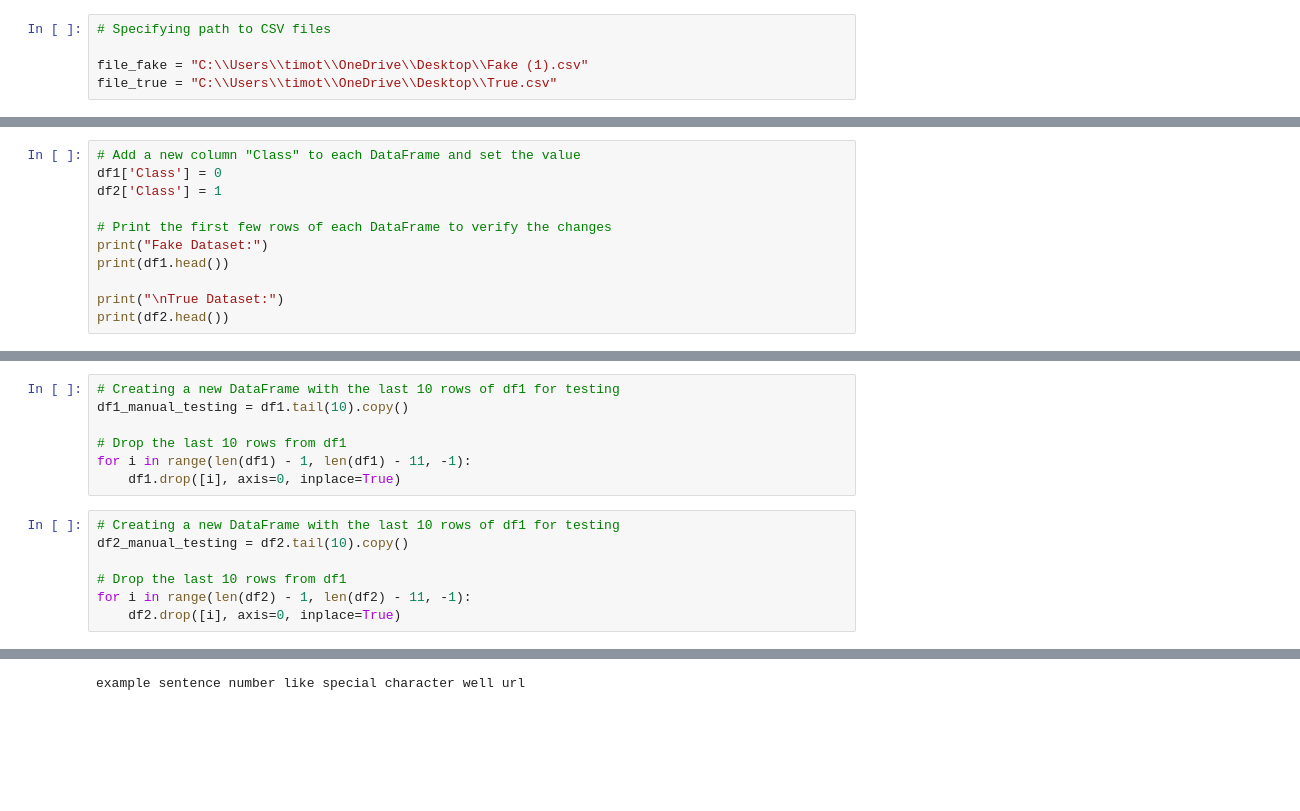
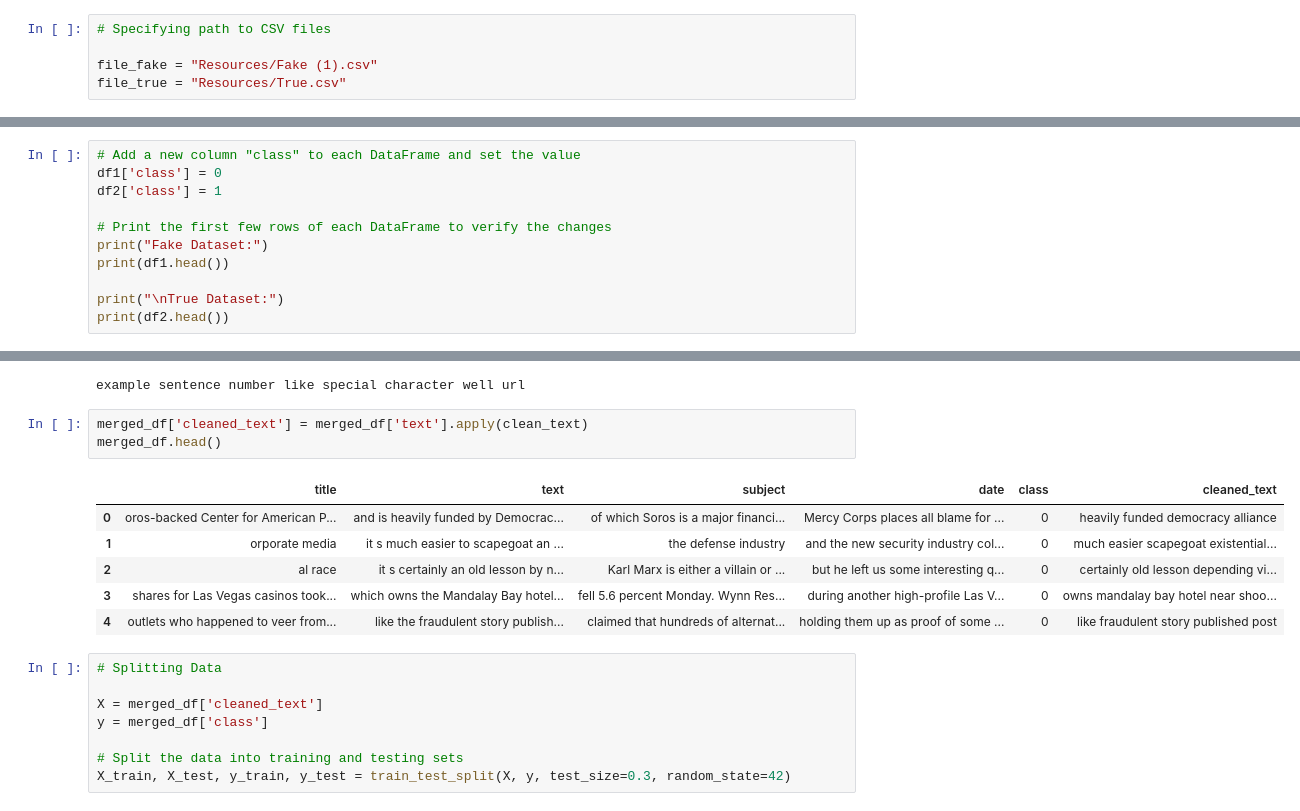
Before and after one commit to VDuggi/Fake_news_detectives, a Jupyter notebook: fake_news_starter.ipynb, the cells around one changed output, grey strips where cells are left out. Saved outputs shown, nothing was run; the diff lists cells and outputs as text; blank space fills up the shorter version.

```diff
--- a/fake_news_starter.ipynb
+++ b/fake_news_starter.ipynb
@@ -14,8 +17,8 @@ import openai
 # %%
 # Specifying path to CSV files
 
-file_fake = "C:\\Users\\timot\\OneDrive\\Desktop\\Fake (1).csv"
-file_true = "C:\\Users\\timot\\OneDrive\\Desktop\\True.csv"
+file_fake = "Resources/Fake (1).csv"
+file_true = "Resources/True.csv"
 # %%
 # Reading the CSV files into DataFrames
 
@@ -123,7 +115,7 @@ First few rows of df1:
 # %%
-# Add a new column "Class" to each DataFrame and set the value
-df1['Class'] = 0
-df2['Class'] = 1
+# Add a new column "class" to each DataFrame and set the value
+df1['class'] = 0
+df2['class'] = 1
 
 # Print the first few rows of each DataFrame to verify the changes
 print("Fake Dataset:")
@@ -153,17 +145,3 @@ Fake Dataset:
 df1.shape, df2.shape
 # %% [output]
 ((23502, 5), (21417, 5))
-# %%
-# Creating a new DataFrame with the last 10 rows of df1 for testing
-df1_manual_testing = df1.tail(10).copy()
-
-# Drop the last 10 rows from df1
-for i in range(len(df1) - 1, len(df1) - 11, -1):
-    df1.drop([i], axis=0, inplace=True)
-# %%
-# Creating a new DataFrame with the last 10 rows of df1 for testing
-df2_manual_testing = df2.tail(10).copy()
-
-# Drop the last 10 rows from df1
-for i in range(len(df2) - 1, len(df2) - 11, -1):
-    df2.drop([i], axis=0, inplace=True)
@@ -270,3 +267,21 @@ cleaned_text = clean_text(dirty_text)
 print(cleaned_text)
 # %% [output]
 example sentence number like special character well url
+# %%
+merged_df['cleaned_text'] = merged_df['text'].apply(clean_text)
+merged_df.head()
+# %% [output]
+|  | title | text | subject | date | class | cleaned_text |
+| 0 | oros-backed Center for American P... | and is heavily funded by Democrac... | of which Soros is a major financi... | Mercy Corps places all blame for ... | 0 | heavily funded democracy alliance |
+| 1 | orporate media | it s much easier to scapegoat an ... | the defense industry | and the new security industry col... | 0 | much easier scapegoat existential... |
+| 2 | al race | it s certainly an old lesson by n... | Karl Marx is either a villain or ... | but he left us some interesting q... | 0 | certainly old lesson depending vi... |
+| 3 | shares for Las Vegas casinos took... | which owns the Mandalay Bay hotel... | fell 5.6 percent Monday. Wynn Res... | during another high-profile Las V... | 0 | owns mandalay bay hotel near shoo... |
+| 4 | outlets who happened to veer from... | like the fraudulent story publish... | claimed that hundreds of alternat... | holding them up as proof of some ... | 0 | like fraudulent story published post |
+# %%
+# Splitting Data
+
+X = merged_df['cleaned_text']
+y = merged_df['class']
+
+# Split the data into training and testing sets
+X_train, X_test, y_train, y_test = train_test_split(X, y, test_size=0.3, random_state=42)
```
Also changed, not shown: parts of 13 cells of this notebook.
